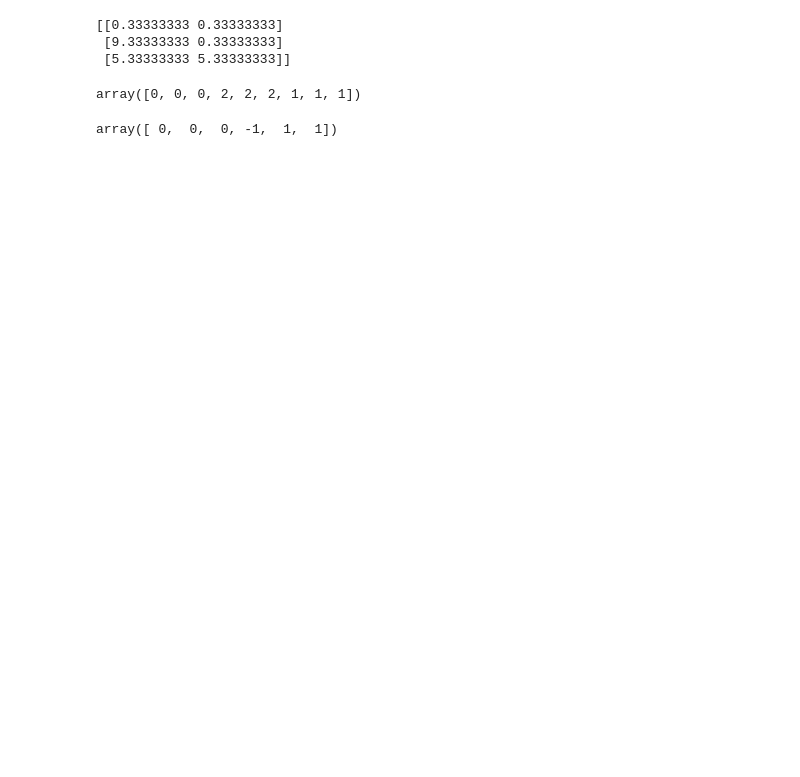
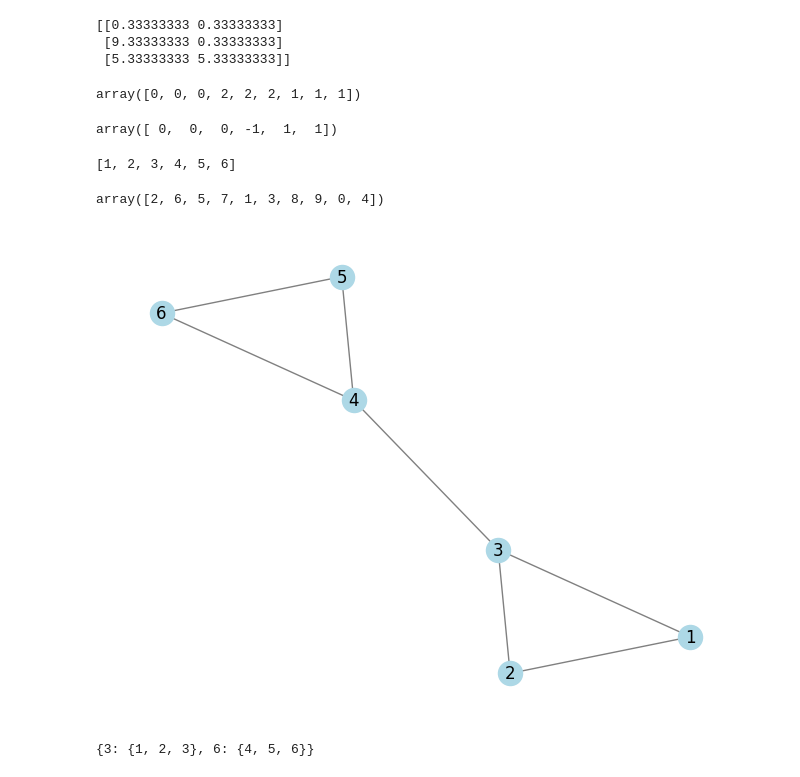
Before and after one commit to emilia-cichocki/CMOR_438_Fall_2025_Emilia, a Jupyter notebook: src/rice_ml/supervised_learning/personal_testing.ipynb, the cells around one changed output. Drawn from its saved outputs; the diff is of its cells as text; code cells hidden in the pictures; blank space fills up the shorter version.

Commit message:
Added unit tests for community detection and clustering algorithms

```diff
--- a/src/rice_ml/supervised_learning/personal_testing.ipynb
+++ b/src/rice_ml/supervised_learning/personal_testing.ipynb
@@ -2015,0 +2208,23 @@ array([ 0,  0,  0, -1,  1,  1])
+# %%
+list(G.neighbors(1))
+dictionary = {n: n for n in G.nodes}
+dictionary
+list(G.nodes())
+# %% [output]
+[1, 2, 3, 4, 5, 6]
+# %%
+def _random_number(random_state: Optional[int]) -> np.random.Generator:
+
+    # TODO: type hints/docstrings
+
+    if random_state is not None and not isinstance(random_state, int):
+            raise TypeError(f"Random state must be an integer")
+    if random_state is None:
+        return np.random.default_rng()
+    else:
+        return np.random.default_rng(int(random_state))
+
+rng = _random_number(None)
+rng.choice(10, size = 10, replace = False)
+# %% [output]
+array([2, 6, 5, 7, 1, 3, 8, 9, 0, 4])
@@ -2015,0 +2342,20 @@ array([ 0,  0,  0, -1,  1,  1])
+# %%
+G = nx.Graph()
+# Community 1
+G.add_edges_from([(1,2),(2,3),(3,1)])
+# Community 2
+G.add_edges_from([(4,5),(5,6),(6,4)])
+# Weak bridge
+G.add_edge(3,4)
+
+pos = nx.spring_layout(G, seed=42)
+nx.draw(G, pos, with_labels=True, node_color="lightblue", edge_color="gray")
+plt.show()
+# %% [output]
+[figure, added]
+# %%
+graphing = label_propagation(G, 50)
+graphing.propagation()
+graphing.get_communities('dict')
+# %% [output]
+{3: {1, 2, 3}, 6: {4, 5, 6}}
```
Also changed, not shown: parts of 8 cells of this notebook, 5 other files.
